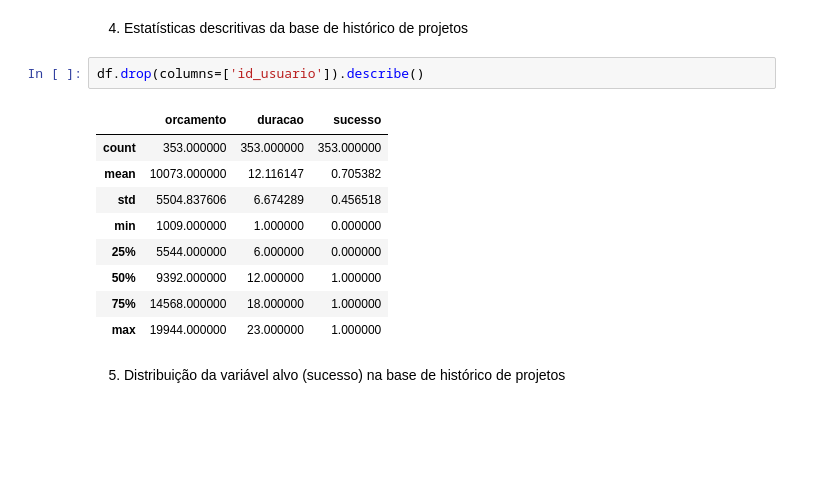
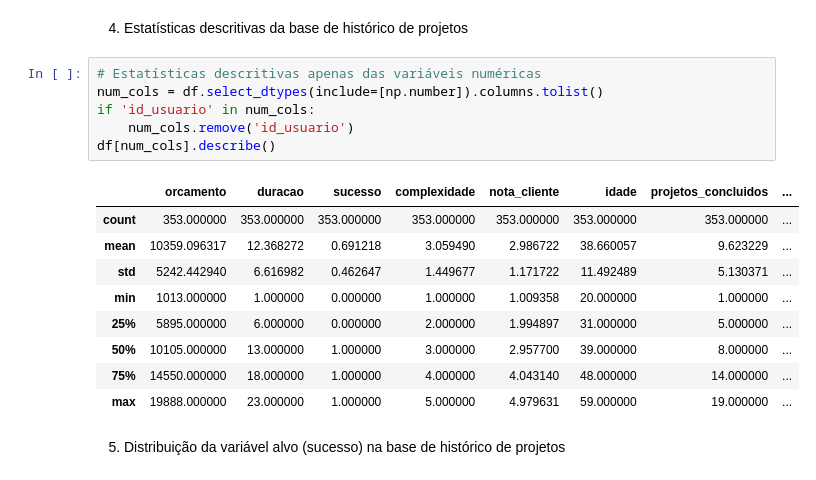
Before and after one commit to grazimartins/case-juscash, a Jupyter notebook: modelo/notebooks/eda.ipynb, the cells around one changed output. Cells and saved outputs as stored; diff of their text form; blank space fills up the shorter version.

```diff
--- a/modelo/notebooks/eda.ipynb
+++ b/modelo/notebooks/eda.ipynb
@@ -41,17 +47,21 @@ memory usage: 19.4+ KB
 # %% [markdown]
 4. Estatísticas descritivas da base de histórico de projetos
 # %%
-df.drop(columns=['id_usuario']).describe()
+# Estatísticas descritivas apenas das variáveis numéricas
+num_cols = df.select_dtypes(include=[np.number]).columns.tolist()
+if 'id_usuario' in num_cols:
+    num_cols.remove('id_usuario')
+df[num_cols].describe()
 # %% [output]
-|  | orcamento | duracao | sucesso |
-| count | 353.000000 | 353.000000 | 353.000000 |
-| mean | 10073.000000 | 12.116147 | 0.705382 |
-| std | 5504.837606 | 6.674289 | 0.456518 |
-| min | 1009.000000 | 1.000000 | 0.000000 |
-| 25% | 5544.000000 | 6.000000 | 0.000000 |
-| 50% | 9392.000000 | 12.000000 | 1.000000 |
-| 75% | 14568.000000 | 18.000000 | 1.000000 |
-| max | 19944.000000 | 23.000000 | 1.000000 |
+|  | orcamento | duracao | sucesso | complexidade | nota_cliente | idade | projetos_concluidos | ... |
+| count | 353.000000 | 353.000000 | 353.000000 | 353.000000 | 353.000000 | 353.000000 | 353.000000 | ... |
+| mean | 10359.096317 | 12.368272 | 0.691218 | 3.059490 | 2.986722 | 38.660057 | 9.623229 | ... |
+| std | 5242.442940 | 6.616982 | 0.462647 | 1.449677 | 1.171722 | 11.492489 | 5.130371 | ... |
+| min | 1013.000000 | 1.000000 | 0.000000 | 1.000000 | 1.009358 | 20.000000 | 1.000000 | ... |
+| 25% | 5895.000000 | 6.000000 | 0.000000 | 2.000000 | 1.994897 | 31.000000 | 5.000000 | ... |
+| 50% | 10105.000000 | 13.000000 | 1.000000 | 3.000000 | 2.957700 | 39.000000 | 8.000000 | ... |
+| 75% | 14550.000000 | 18.000000 | 1.000000 | 4.000000 | 4.043140 | 48.000000 | 14.000000 | ... |
+| max | 19888.000000 | 23.000000 | 1.000000 | 5.000000 | 4.979631 | 59.000000 | 19.000000 | ... |
 # %% [markdown]
 5. Distribuição da variável alvo (sucesso) na base de histórico de projetos
 # %%
```
Also changed, not shown: parts of 6 cells of this notebook, 11 other files.
